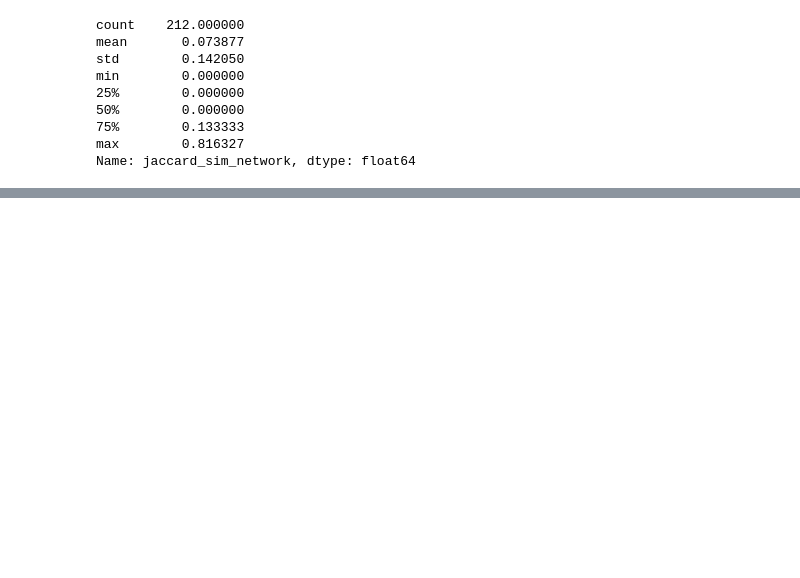
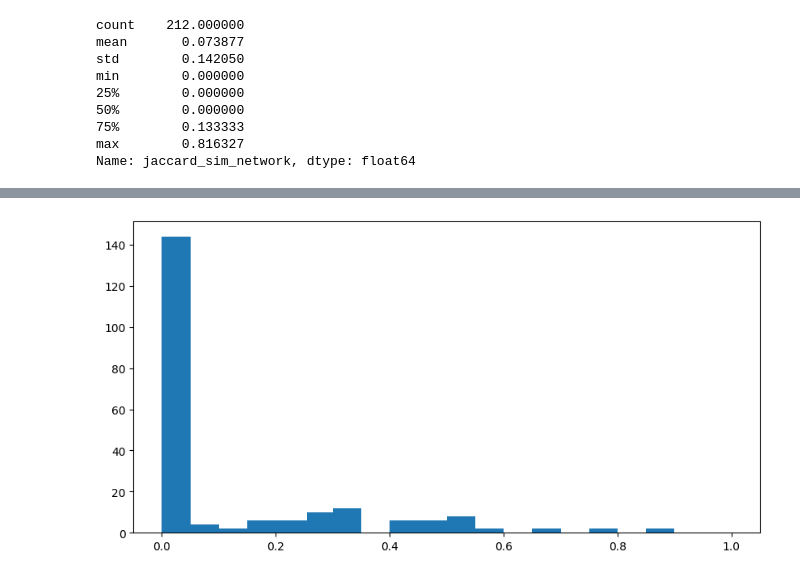
Before and after one commit to linqs/collective-graph-identification, a Jupyter notebook: scripts/Data Refactor.ipynb, the cells around one changed output, grey strips where cells are left out. Saved outputs shown, nothing was run; the diff lists cells and outputs as text; code cells hidden in the pictures; blank space fills up the shorter version.

```diff
--- a/scripts/Data Refactor.ipynb
+++ b/scripts/Data Refactor.ipynb
@@ -942,5 +960,12 @@ list(filtered_frame["jaccard_sim_network"])
 # %%
 # sim_network.to_csv('Sim_Jaccard_Network.csv', sep ='\t', index=False, header=False, columns=['email', 'other_email', 'jaccard_sim_network'])
+# %%
+fig, axis = plt.subplots(figsize = (10, 5))
+axis.hist(filtered_frame["dice_sim_network"], bins = [0, 0.05, 0.1, 0.15, .20, 0.25, 0.255, 0.30, 0.35, 0.40, 0.50, 0.55, .60, 0.65, 0.70, 0.75, .80, 0.85, 0.90, 0.95, numpy.histogram(my_values, bins=numpy.r_[-numpy.inf, my_bins, numpy.inf])1.00] )
+# Displaying the graph
+plt.show()
+# %% [output]
+[figure, added]
 # %%
 # TODO: why isn't this printing mostly "exists"?
 # for pair in zip(sim_network[sim_network['jaccard_sim_network'] > 0.5]['email'], sim_network[sim_network['jaccard_sim_network'] > 0.5]['other_email']):
```
Also changed, not shown: parts of 10 cells of this notebook.
